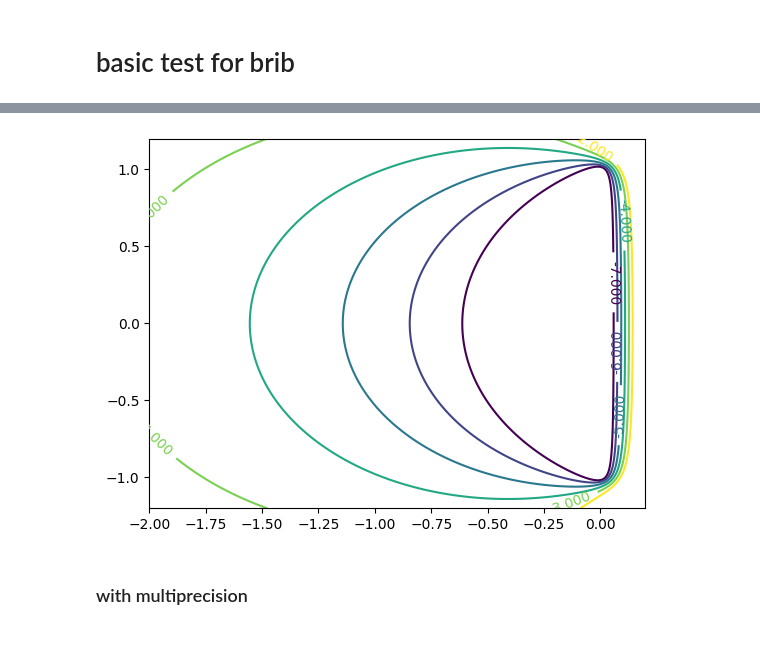
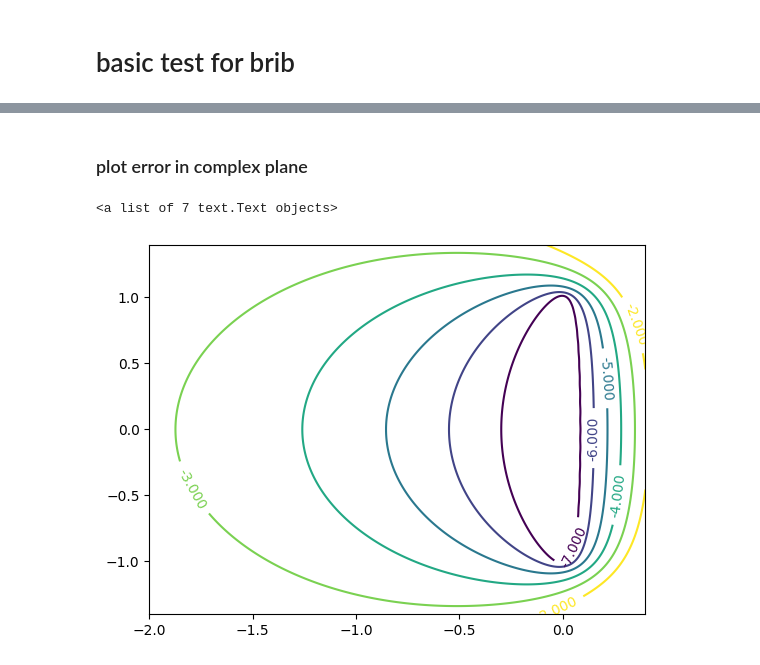
Before and after one commit to newbisi/rexpi, a Jupyter notebook: examples/ex0_basicruns.ipynb, the cells around one changed output, grey strips where cells are left out. Cells and saved outputs as stored; diff of their text form; code cells hidden in the pictures.

```diff
--- a/examples/ex0_basicruns.ipynb
+++ b/examples/ex0_basicruns.ipynb
@@ -40,0 +9,6 @@ print(len(deviations))
+# %%
+n=10
+tolequi=1e-3
+tol=1e-8
+w = rexpi.buerrest_getw(n, tol)
+print("use n = %d and w = %f. computed for error objective epsilon = %.2e"%(n,w,tol))
@@ -41,24 +38,19 @@ print(len(deviations))
+# %% [markdown]
+### plot error in complex plane
 # %%
 nim=5000
 nre=551
-ximag = np.linspace(-1.2, 1.2, nim)
+ximag = np.linspace(-1.4, 1.4, nim)
 #xreal = np.array([0.1])
-xreal = np.linspace(-2.0, 0.2, nre)
+xreal = np.linspace(-2.0, 0.4, nre)
 z = np.array([np.log10(abs(r(xr+1j*ximag)-np.exp(w*(xr+1j*ximag)))) for xr in xreal])
 
 X, Y = np.meshgrid(xreal, ximag)
 Z = z.T
+
+fig, ax = plt.subplots()
+CS = ax.contour(X, Y, Z, levels=[-7,-6,-5,-4,-3,-2])
+ax.clabel(CS, inline=1, fontsize=10)
+# %% [output]
+<a list of 7 text.Text objects>
+[figure, added]
-# %%
-fig, ax = plt.subplots()
-CS = ax.contour(X, Y, Z, levels=[-7,-6,-5,-4,-3,-2])
-ax.clabel(CS, inline=1, fontsize=10)
-
-figname = "err6complexplane"
-figscaling = 1.3
-tikzheight, tikzwidth = figscaling*6, figscaling*8
-tikzplotlib.save(figname+".tex", axis_height='{:.2f}cm'.format(tikzheight), axis_width = '{:.2f}cm'.format(tikzwidth))
-plt.savefig(figname+".png")
-# %% [output]
-[figure, removed]
-# %% [markdown]
-### with multiprecision
```
Also changed, not shown: parts of 14 cells of this notebook, 13 other files.
